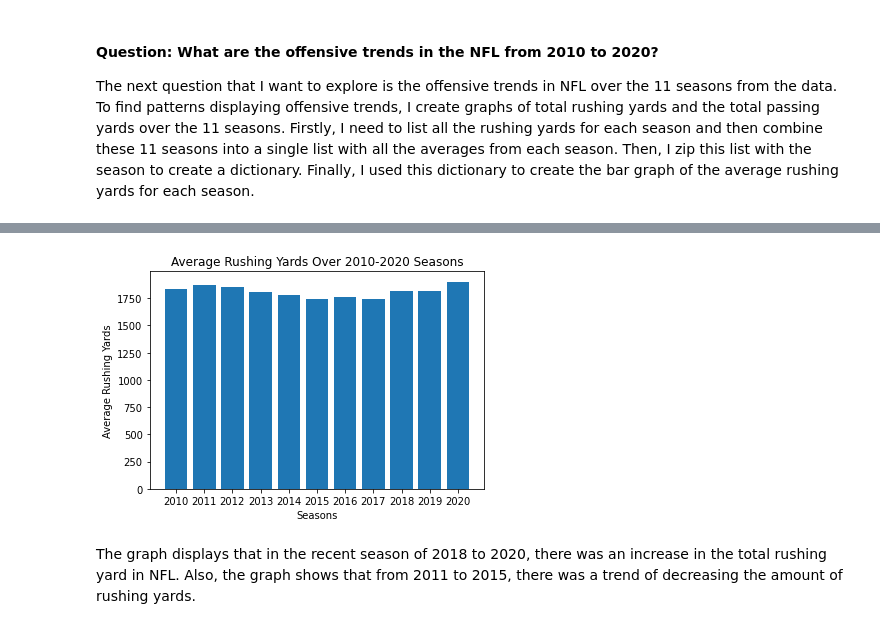
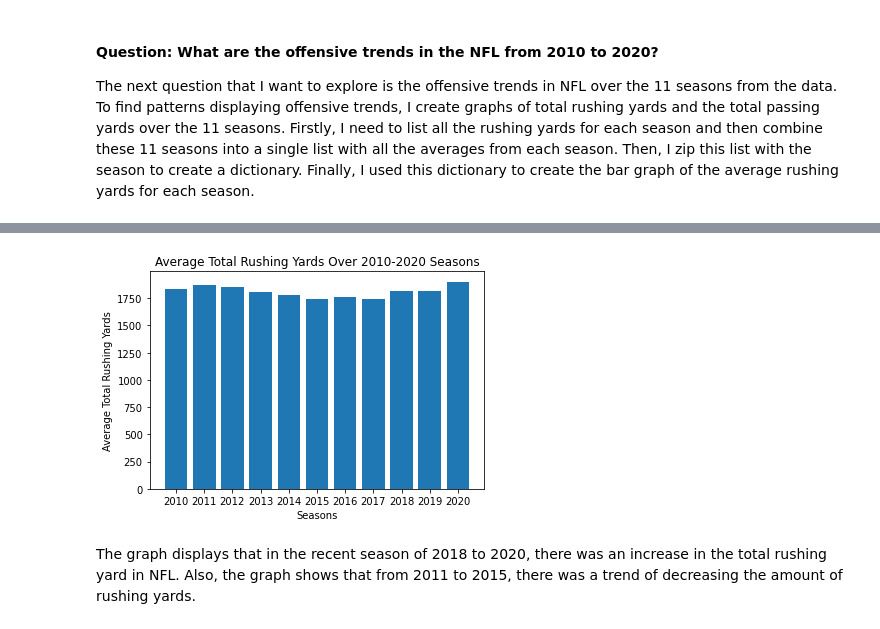
Before and after one commit to eblatt15/MA346FinalProject, a Jupyter notebook: notebook.ipynb, the cells around one changed output, grey strips where cells are left out. Cells and saved outputs as stored; diff of their text form; code cells hidden in the pictures.

```diff
--- a/notebook.ipynb
+++ b/notebook.ipynb
@@ -359,14 +371,14 @@ seasonavgRushing
 # %%
 plt.figure()
 names = list(seasonavgRushing.keys())
 values = list(seasonavgRushing.values())
 plt.xlabel('Seasons')
-plt.ylabel('Average Rushing Yards')
-plt.title("Average Rushing Yards Over 2010-2020 Seasons")
+plt.ylabel('Average Total Rushing Yards')
+plt.title("Average Total Rushing Yards Over 2010-2020 Seasons")
 plt.bar(range(len(seasonavgRushing)), values, tick_label=names)
 plt.show()
 # %% [output]
-[figure, old version]
+[figure, new version]
 # %% [markdown]
 The graph displays that in the recent season of 2018 to 2020, there was an increase in the total rushing yard in NFL. Also, the graph shows that from 2011 to 2015, there was a trend of decreasing the amount of rushing yards.
 # %% [markdown]
```
Also changed, not shown: parts of 3 cells of this notebook.
